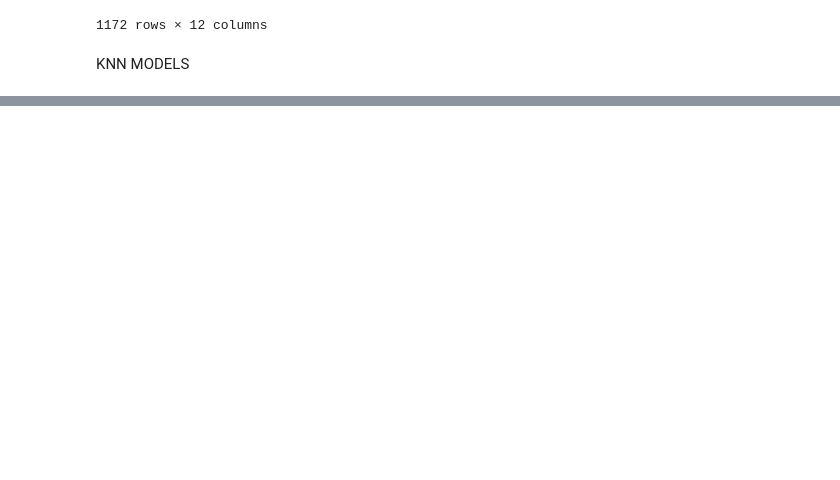
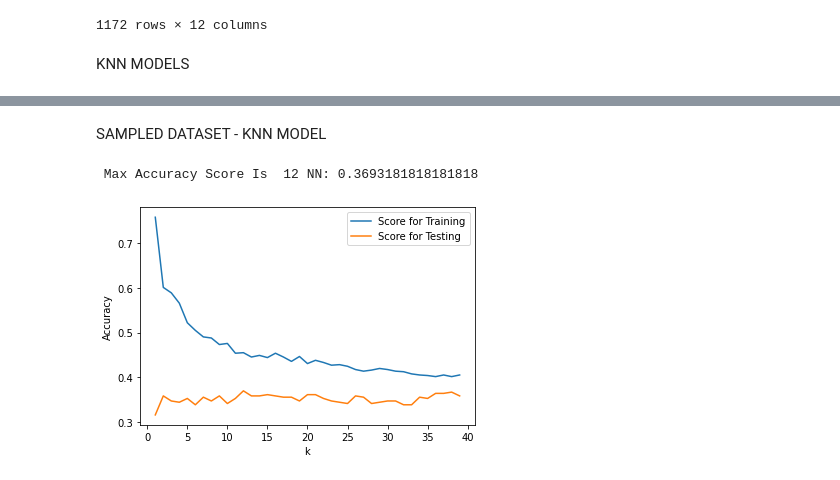
Before and after one commit to saiT1108/DS_project, a Jupyter notebook: main.ipynb, the cells around one changed output, grey strips where cells are left out. Cells and saved outputs as stored; diff of their text form; code cells hidden in the pictures; blank space fills up the shorter version.

Commit message:
Added code for weighted  KNN and sampled_df knn model

```diff
--- a/main.ipynb
+++ b/main.ipynb
@@ -279,0 +279,30 @@ print(" Max Accuracy Score Is ", k_val, "NN:", max_accuracy)
+# %% [markdown]
+SAMPLED DATASET - KNN MODEL
+# %%
+X_train, X_test, Y_train, Y_test = train_test_split(sampled_df[['HARM_TOTAL', 'TOR_AREA', 'CZ_FIPS']], sampled_df['DAMAGE_PROPERTY'], test_size=0.30, random_state=64)
+resultsKNN = pd.DataFrame(columns=['KNN', 'Score for Training', 'Score for Testing'])
+max_accuracy = 0
+k_val = 1
+
+for knnCount in range (1,40):
+    nn_clf = KNeighborsClassifier(n_neighbors=knnCount)
+    nn_clf.fit(X_train, Y_train)
+    y_train_pred = nn_clf.predict(X_train)
+    y_pred = nn_clf.predict(X_test)
+
+    scoreTrain = accuracy_score(Y_train, y_train_pred)
+    scoreTest = accuracy_score(Y_test, y_pred)
+
+    if(scoreTest > max_accuracy):
+        max_accuracy = scoreTest
+        k_val = knnCount
+
+    resultsKNN.loc[knnCount] = [knnCount, scoreTrain, scoreTest]
+
+resultsKNN.pop('KNN')
+ax = resultsKNN.plot()
+ax.set(xlabel='k', ylabel='Accuracy')
+print(" Max Accuracy Score Is ", k_val, "NN:", max_accuracy)
+# %% [output]
+ Max Accuracy Score Is  12 NN: 0.3693181818181818
+[figure, added]
```
Also changed, not shown: parts of 4 cells of this notebook.
